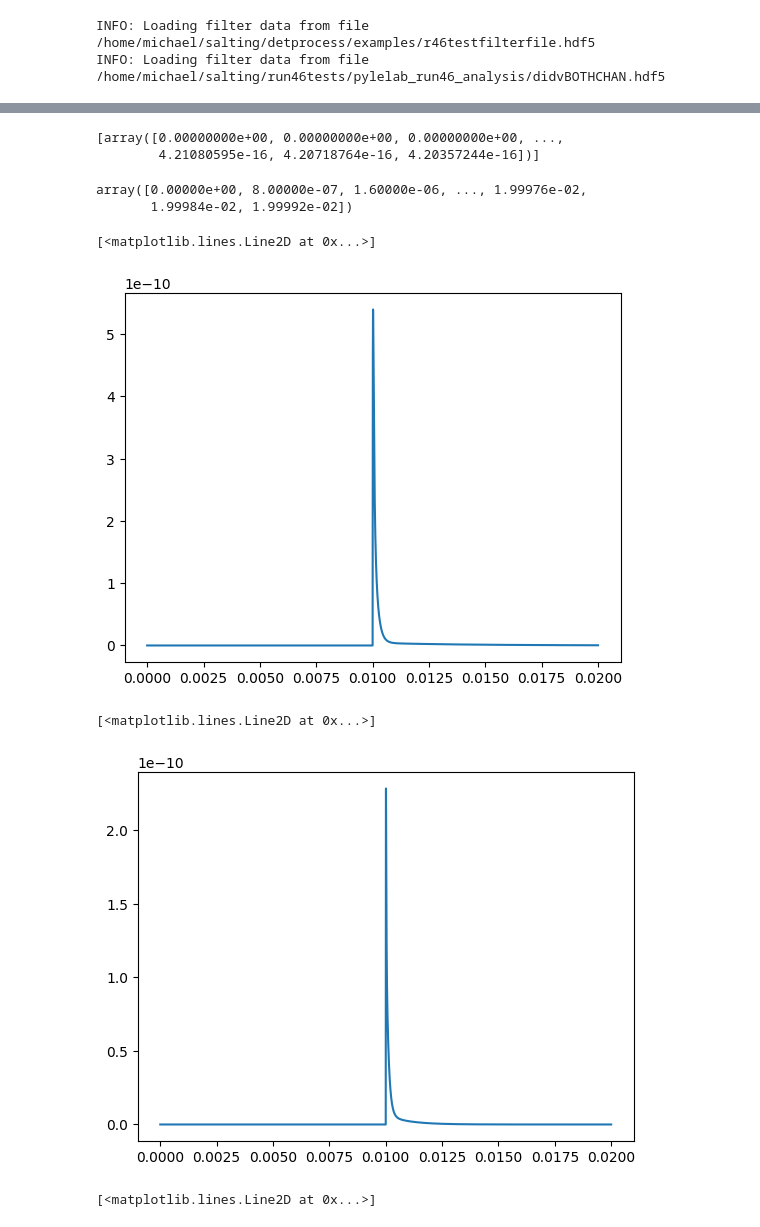
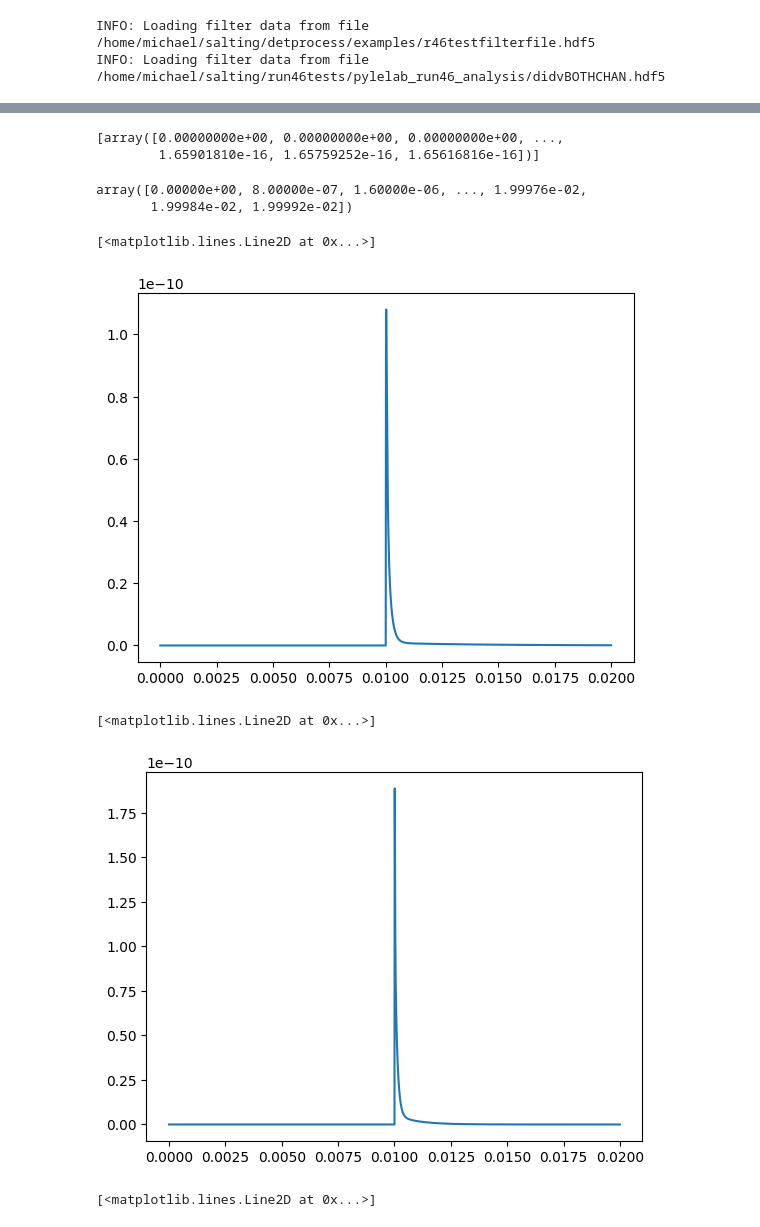
Before and after one commit to spice-herald/detprocess, a Jupyter notebook: examples/salting_dev.ipynb, the cells around one changed output, grey strips where cells are left out. Drawn from its saved outputs; the diff is of its cells as text; code cells hidden in the pictures.

```diff
--- a/examples/salting_dev.ipynb
+++ b/examples/salting_dev.ipynb
@@ -95,5 +95,5 @@ salts,filtsalts = salting.generate_salt(chan,
                         energies=energies,
                         PCE = pce,
                         pdf_file=pdf_file,
-                        nevents=90)
+                        nevents=1000)
 # %% [output]
@@ -117,7 +107,7 @@ salting._dataframe
 salts[1][1]
 # %% [output]
 [array([0.00000000e+00, 0.00000000e+00, 0.00000000e+00, ...,
-        4.21080595e-16, 4.20718764e-16, 4.20357244e-16])]
+        1.65901810e-16, 1.65759252e-16, 1.65616816e-16])]
 # %%
 temp ,time = salting.get_template("Mv3025pcRegular|Mv3025pcBigFins","shared_Mv3025pcRegular")
 # %%
@@ -126,13 +116,13 @@ time
 array([0.00000e+00, 8.00000e-07, 1.60000e-06, ..., 1.99976e-02,
        1.99984e-02, 1.99992e-02])
 # %%
-plt.plot(time,salts[0][0][0])
+plt.plot(time,salts[1580][0][0])
 # %% [output]
 [<matplotlib.lines.Line2D at 0x...>]
-[figure, old version]
+[figure, new version]
 # %%
-plt.plot(time,salts[0][1][0])
+plt.plot(time,salts[1580][1][0])
 # %% [output]
 [<matplotlib.lines.Line2D at 0x...>]
-[figure, old version]
+[figure, new version]
 # %%
```
Also changed, not shown: parts of 10 cells of this notebook, 2 other files.
